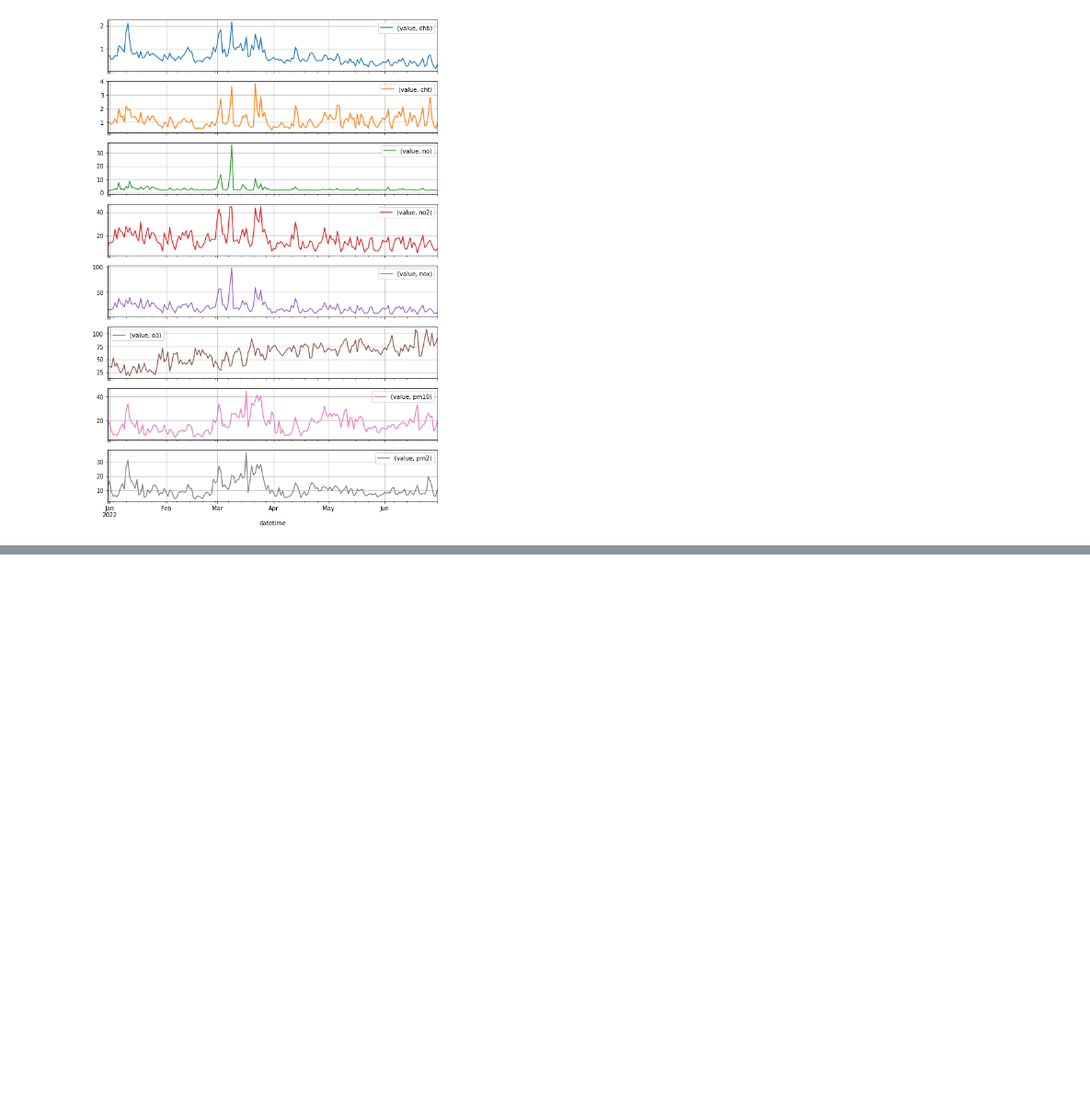
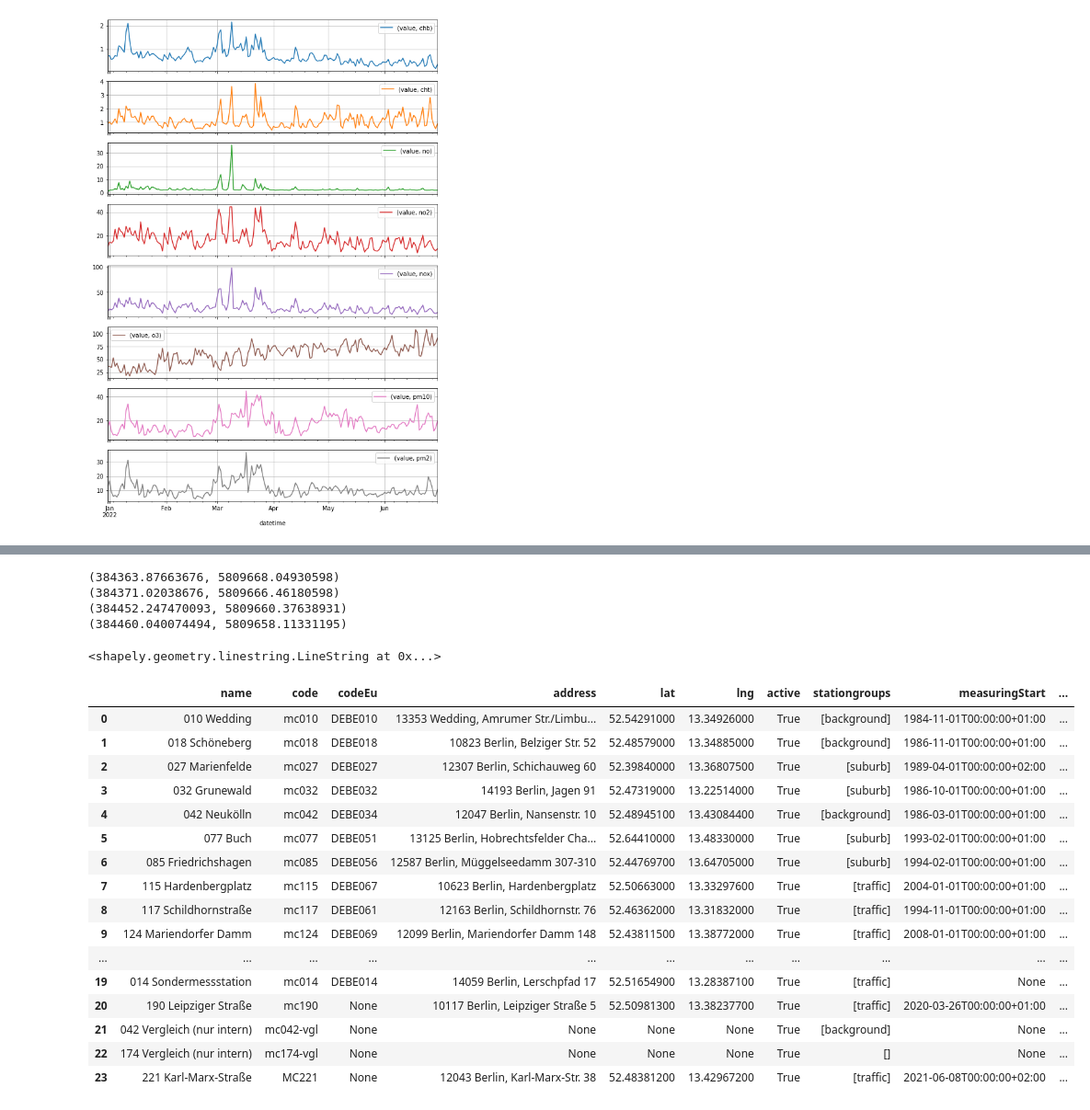
Before and after one commit to irahulcse/ARENA2036, a Jupyter notebook: WFS Traffic data.ipynb, the cells around one changed output, grey strips where cells are left out. Shown at 92% size. Cells and saved outputs as stored; diff of their text form; code cells hidden in the pictures; blank space fills up the shorter version.

```diff
--- a/WFS Traffic data.ipynb
+++ b/WFS Traffic data.ipynb
@@ -232,0 +332,36 @@ array([<AxesSubplot:xlabel='datetime'>, <AxesSubplot:xlabel='datetime'>,
+# %%
+for c in data.loc[0].geometry.coords:
+    print (c)
+# %% [output]
+(384363.87663676, 5809668.04930598)
+(384371.02038676, 5809666.46180598)
+(384452.247470093, 5809660.37638931)
+(384460.040074494, 5809658.11331195)
+# %%
+data.loc[0].geometry
+# %% [output]
+<shapely.geometry.linestring.LineString at 0x...>
+# %%
+# fetch measurement stations
+url = "https://luftdaten.berlin.de/api/stations?active=true&include_hidden=true"
+data = requests.get(url)
+dfStations = pd.DataFrame.from_dict(data.json())
+dfStations
+# %% [output]
+|  | name | code | codeEu | address | lat | lng | active | stationgroups | measuringStart | ... |
+| 0 | 010 Wedding | mc010 | DEBE010 | 13353 Wedding, Amrumer Str./Limbu... | 52.54291000 | 13.34926000 | True | [background] | 1984-11-01T00:00:00+01:00 | ... |
+| 1 | 018 Schöneberg | mc018 | DEBE018 | 10823 Berlin, Belziger Str. 52 | 52.48579000 | 13.34885000 | True | [background] | 1986-11-01T00:00:00+01:00 | ... |
+| 2 | 027 Marienfelde | mc027 | DEBE027 | 12307 Berlin, Schichauweg 60 | 52.39840000 | 13.36807500 | True | [suburb] | 1989-04-01T00:00:00+02:00 | ... |
+| 3 | 032 Grunewald | mc032 | DEBE032 | 14193 Berlin, Jagen 91 | 52.47319000 | 13.22514000 | True | [suburb] | 1986-10-01T00:00:00+01:00 | ... |
+| 4 | 042 Neukölln | mc042 | DEBE034 | 12047 Berlin, Nansenstr. 10 | 52.48945100 | 13.43084400 | True | [background] | 1986-03-01T00:00:00+01:00 | ... |
+| 5 | 077 Buch | mc077 | DEBE051 | 13125 Berlin, Hobrechtsfelder Cha... | 52.64410000 | 13.48330000 | True | [suburb] | 1993-02-01T00:00:00+01:00 | ... |
+| 6 | 085 Friedrichshagen | mc085 | DEBE056 | 12587 Berlin, Müggelseedamm 307-310 | 52.44769700 | 13.64705000 | True | [suburb] | 1994-02-01T00:00:00+01:00 | ... |
+| 7 | 115 Hardenbergplatz | mc115 | DEBE067 | 10623 Berlin, Hardenbergplatz | 52.50663000 | 13.33297600 | True | [traffic] | 2004-01-01T00:00:00+01:00 | ... |
+| 8 | 117 Schildhornstraße | mc117 | DEBE061 | 12163 Berlin, Schildhornstr. 76 | 52.46362000 | 13.31832000 | True | [traffic] | 1994-11-01T00:00:00+01:00 | ... |
+| 9 | 124 Mariendorfer Damm | mc124 | DEBE069 | 12099 Berlin, Mariendorfer Damm 148 | 52.43811500 | 13.38772000 | True | [traffic] | 2008-01-01T00:00:00+01:00 | ... |
+| ... | ... | ... | ... | ... | ... | ... | ... | ... | ... | ... |
+| 19 | 014 Sondermessstation | mc014 | DEBE014 | 14059 Berlin, Lerschpfad 17 | 52.51654900 | 13.28387100 | True | [traffic] | None | ... |
+| 20 | 190 Leipziger Straße | mc190 | None | 10117 Berlin, Leipziger Straße 5 | 52.50981300 | 13.38237700 | True | [traffic] | 2020-03-26T00:00:00+01:00 | ... |
+| 21 | 042 Vergleich (nur intern) | mc042-vgl | None | None | None | None | True | [background] | None | ... |
+| 22 | 174 Vergleich (nur intern) | mc174-vgl | None | None | None | None | True | [] | None | ... |
+| 23 | 221 Karl-Marx-Straße | MC221 | None | 12043 Berlin, Karl-Marx-Str. 38 | 52.48381200 | 13.42967200 | True | [traffic] | 2021-06-08T00:00:00+02:00 | ... |
```
Also changed, not shown: parts of 7 cells of this notebook.
